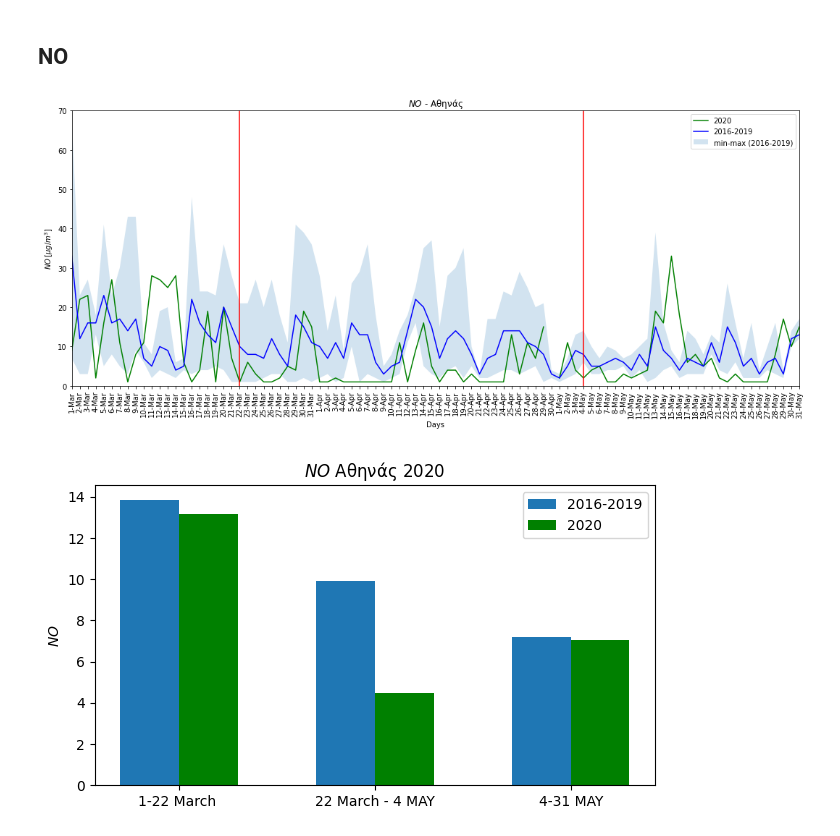
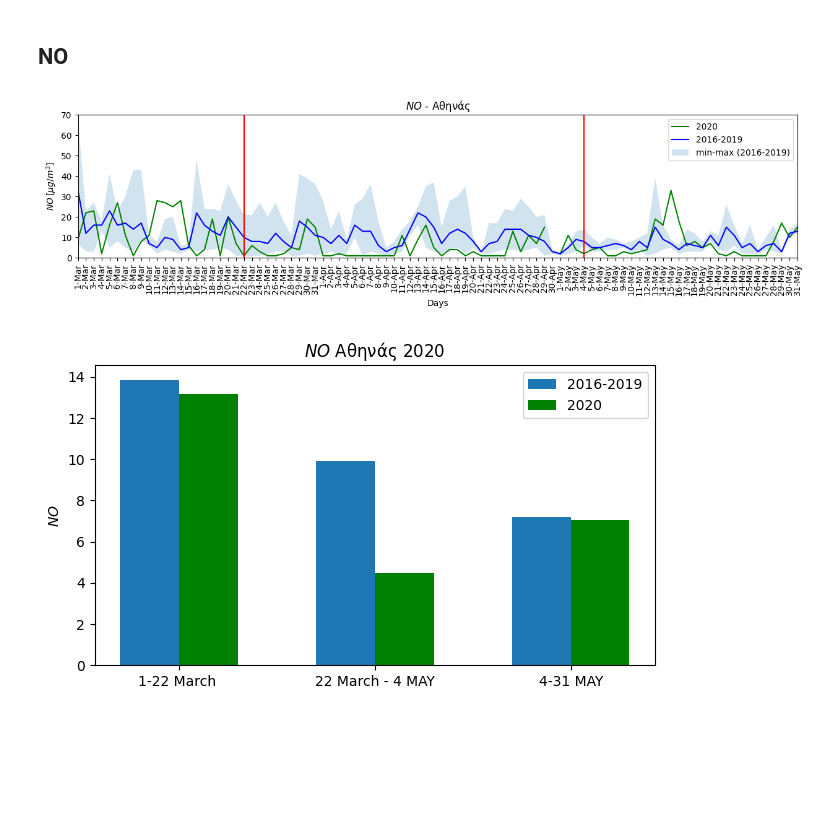
Before and after one commit to costpetrides/Air-pollution-COVID-19-impact, a Jupyter notebook: Lockdown 1/Geoponiki(SI).ipynb, the cells around one changed output. Drawn from its saved outputs; the diff is of its cells as text; code cells hidden in the pictures; blank space fills up the shorter version.

```diff
--- a/Lockdown 1/Geoponiki(SI).ipynb
+++ b/Lockdown 1/Geoponiki(SI).ipynb
@@ -34,37 +34,37 @@ def perc(a,b):
 # %% [markdown]
 ## **NO**
 # %%
-plt.figure(figsize=(18,7))
+plt.figure(figsize=(15,3))
 plt.title("$NO$ - Aθηνάς")
 
 plt.xlabel('Days')
 plt.ylabel('$NO \: [μg/m^{3}$]')
 
 plt.title("$NO$ - Aθηνάς")
 
 
 x=[]
 for i in df['NO20']:
   if i==0:
     x+=[None]
   else:
     x+=[i]
 
 plt.plot(df['DAY'], x, 'g', label='2020')
 plt.plot(df['DAY'], df['NOMEAN'], 'b', label='2016-2019')
 plt.fill_between(df['DAY'], df['NOMIN'], df['NOMAX'], alpha=0.2 ,label='min-max (2016-2019)')
 plt.legend()
 
 plt.xlim(df.loc[0]['DAY'] , df.loc[91]['DAY'])
 plt.ylim(0,70)
 
 plt.axvline(x='4-May' ,color='r')
 plt.axvline(x='22-Mar' ,color='r')
 plt.xticks(rotation=90)
 
 plt.show()
 # %% [output]
-[figure, old version]
+[figure, new version]
 # %%
 Data=np.array(df['NO20'])
 Pre=Data[0:23]
```
Also changed, not shown: parts of 3 cells of this notebook.
